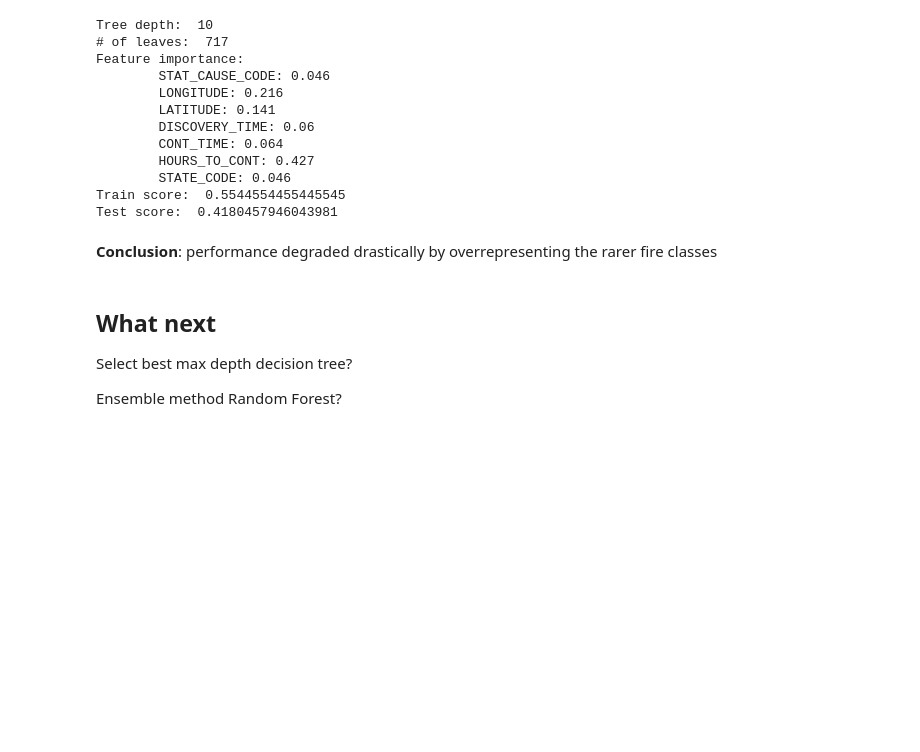
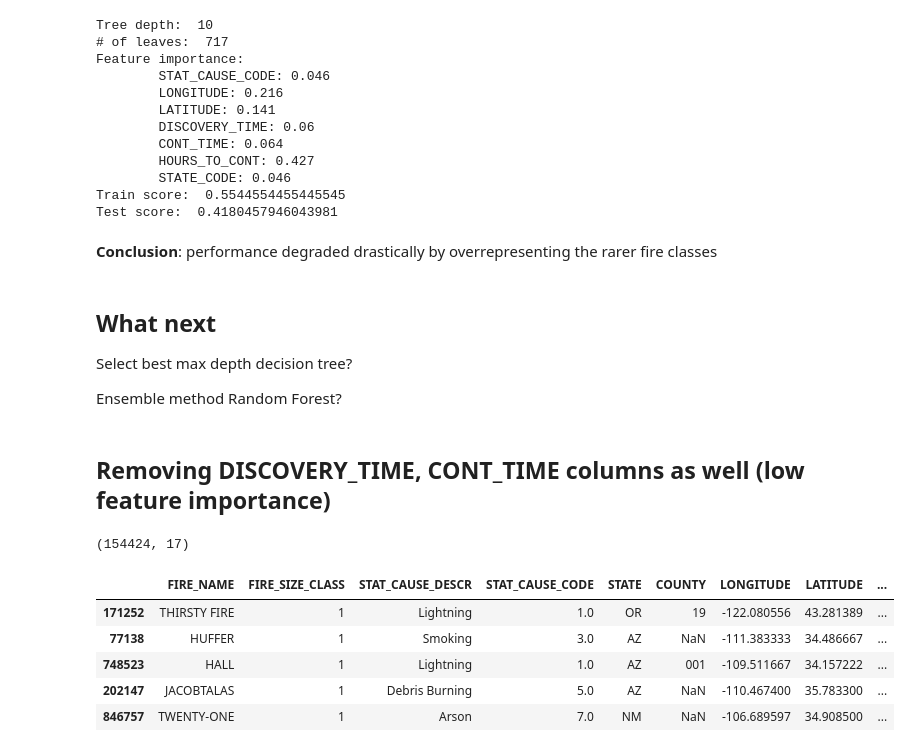
Before and after one commit to li-mc/wildfire_data, a Jupyter notebook: wildfire_test_kai.ipynb, the cells around one changed output. Drawn from its saved outputs; the diff is of its cells as text; code cells hidden in the pictures; blank space fills up the shorter version.

```diff
--- a/wildfire_test_kai.ipynb
+++ b/wildfire_test_kai.ipynb
@@ -413,3 +386,23 @@ Test score:  0.4180457946043981
 Select best max depth decision tree?
 
 Ensemble method Random Forest?
+# %% [markdown]
+## Removing DISCOVERY_TIME,  CONT_TIME columns as well (low feature importance)
+# %%
+# skewed data, let's undersample 1 and 2
+sample2=df[df.FIRE_SIZE_CLASS == 2].sample(10000)
+sample1=df[df.FIRE_SIZE_CLASS == 1].sample(10000)
+sample3=df[df.FIRE_SIZE_CLASS == 3].sample(10000)
+# %%
+sampled_df= pd.concat([sample1, sample2, sample3,df[(df.FIRE_SIZE_CLASS != 1) & (df.FIRE_SIZE_CLASS != 2)]])
+sampled_df=sampled_df.drop('Unnamed: 0', axis=1)
+print(sampled_df.shape)
+sampled_df.head()
+# %% [output]
+(154424, 17)
+|  | FIRE_NAME | FIRE_SIZE_CLASS | STAT_CAUSE_DESCR | STAT_CAUSE_CODE | STATE | COUNTY | LONGITUDE | LATITUDE | ... |
+| 171252 | THIRSTY FIRE | 1 | Lightning | 1.0 | OR | 19 | -122.080556 | 43.281389 | ... |
+| 77138 | HUFFER | 1 | Smoking | 3.0 | AZ | NaN | -111.383333 | 34.486667 | ... |
+| 748523 | HALL | 1 | Lightning | 1.0 | AZ | 001 | -109.511667 | 34.157222 | ... |
+| 202147 | JACOBTALAS | 1 | Debris Burning | 5.0 | AZ | NaN | -110.467400 | 35.783300 | ... |
+| 846757 | TWENTY-ONE | 1 | Arson | 7.0 | NM | NaN | -106.689597 | 34.908500 | ... |
```
Also changed, not shown: parts of 11 cells of this notebook.
